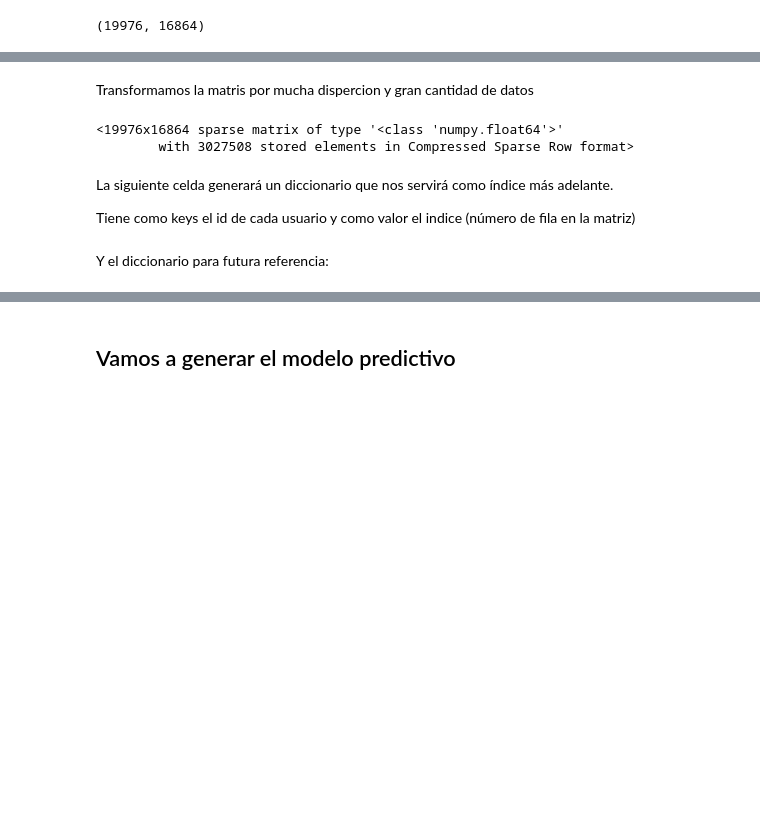
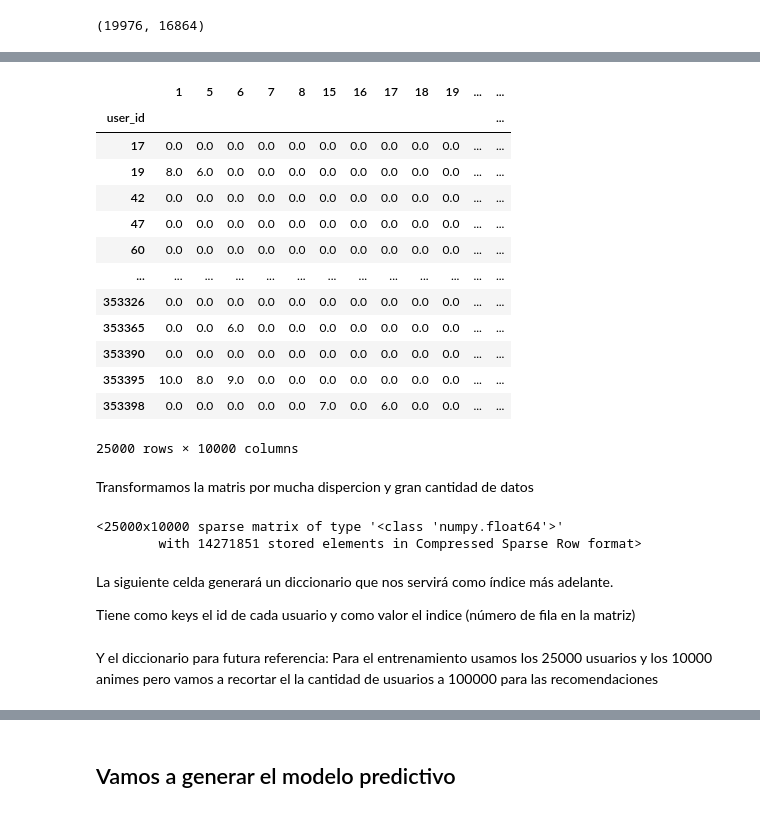
Before and after one commit to FrannGallo/SistemaRecomm, a Jupyter notebook: Sprint_3_V2.ipynb, the cells around one changed output, grey strips where cells are left out. Cells and saved outputs as stored; diff of their text form; code cells hidden in the pictures; blank space fills up the shorter version.

```diff
--- a/Sprint_3_V2.ipynb
+++ b/Sprint_3_V2.ipynb
@@ -164,3 +207,23 @@ interactions_matrix
+# %%
+interactions_matrix= pd.read_csv('/content/drive/MyDrive/Data Science 2023/Sprints/Sprint 3/interactions_matrix.csv')
+# %%
+interactions_matrix=interactions_matrix.set_index('user_id',inplace=False)
+interactions_matrix
+# %% [output]
+|  | 1 | 5 | 6 | 7 | 8 | 15 | 16 | 17 | 18 | 19 | ... | ... |
+| user_id |  |  |  |  |  |  |  |  |  |  |  | ... |
+| 17 | 0.0 | 0.0 | 0.0 | 0.0 | 0.0 | 0.0 | 0.0 | 0.0 | 0.0 | 0.0 | ... | ... |
+| 19 | 8.0 | 6.0 | 0.0 | 0.0 | 0.0 | 0.0 | 0.0 | 0.0 | 0.0 | 0.0 | ... | ... |
+| 42 | 0.0 | 0.0 | 0.0 | 0.0 | 0.0 | 0.0 | 0.0 | 0.0 | 0.0 | 0.0 | ... | ... |
+| 47 | 0.0 | 0.0 | 0.0 | 0.0 | 0.0 | 0.0 | 0.0 | 0.0 | 0.0 | 0.0 | ... | ... |
+| 60 | 0.0 | 0.0 | 0.0 | 0.0 | 0.0 | 0.0 | 0.0 | 0.0 | 0.0 | 0.0 | ... | ... |
+| ... | ... | ... | ... | ... | ... | ... | ... | ... | ... | ... | ... | ... |
+| 353326 | 0.0 | 0.0 | 0.0 | 0.0 | 0.0 | 0.0 | 0.0 | 0.0 | 0.0 | 0.0 | ... | ... |
+| 353365 | 0.0 | 0.0 | 6.0 | 0.0 | 0.0 | 0.0 | 0.0 | 0.0 | 0.0 | 0.0 | ... | ... |
+| 353390 | 0.0 | 0.0 | 0.0 | 0.0 | 0.0 | 0.0 | 0.0 | 0.0 | 0.0 | 0.0 | ... | ... |
+| 353395 | 10.0 | 8.0 | 9.0 | 0.0 | 0.0 | 0.0 | 0.0 | 0.0 | 0.0 | 0.0 | ... | ... |
+| 353398 | 0.0 | 0.0 | 0.0 | 0.0 | 0.0 | 7.0 | 0.0 | 6.0 | 0.0 | 0.0 | ... | ... |
+25000 rows × 10000 columns
 # %% [markdown]
 Transformamos la matris por mucha dispercion y gran cantidad de datos
 # %%
@@ -170,11 +233,13 @@ interactions_matrix_csr = csr_matrix(interactions_matrix.values)
 # %%
 interactions_matrix_csr      #El modelo necesita una matiz sparsida para funcionar
 # %% [output]
-<19976x16864 sparse matrix of type '<class 'numpy.float64'>'
-        with 3027508 stored elements in Compressed Sparse Row format>
+<25000x10000 sparse matrix of type '<class 'numpy.float64'>'
+        with 14271851 stored elements in Compressed Sparse Row format>
 # %% [markdown]
 La siguiente celda generará un diccionario que nos servirá como índice más adelante.
 
 Tiene como keys el id de cada usuario y como valor el indice (número de fila en la matriz)
-# %% [markdown]
-Y el diccionario para futura referencia:
+# %% [markdown]
+Y el diccionario para futura referencia:
+Para el entrenamiento usamos los 25000 usuarios y los 10000 animes pero
+vamos a recortar el la cantidad de usuarios a 100000 para las recomendaciones
```
Also changed, not shown: parts of 55 cells of this notebook.
